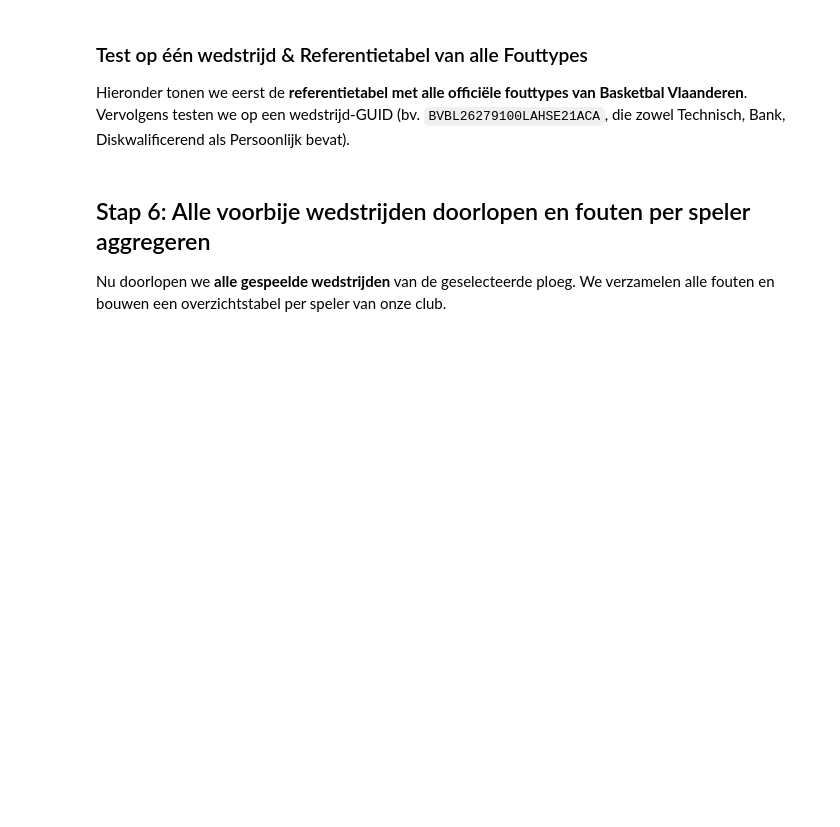
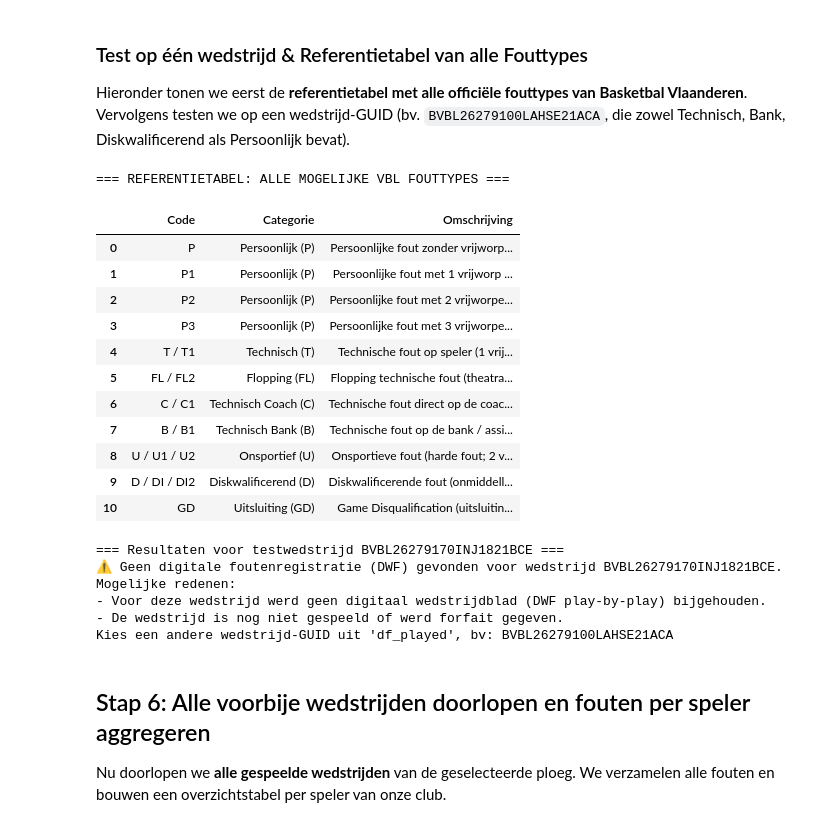
Before and after one commit to stijnhuysman/HAANTJES, a Jupyter notebook: technische fout/technische_fouten_analyse.ipynb, the cells around one changed output. Saved outputs shown, nothing was run; the diff lists cells and outputs as text; code cells hidden in the pictures; blank space fills up the shorter version.

```diff
--- a/technische fout/technische_fouten_analyse.ipynb
+++ b/technische fout/technische_fouten_analyse.ipynb
@@ -278,36 +318,57 @@ display(pd.DataFrame(VBL_FOUL_TYPES))
 # - "BVBL26279100BLAHSEPEBD" -> Haantjes vs Knokke: bevat C1 (Coach), P, P1, P2
 # - "BVBL26279100LAHSE21AAN" -> Haantjes vs Avanti: bevat DI (Diskwalificerend), P, P2
 TEST_WEDGUID = "BVBL26279100LAHSE21ACA"  # Pas gerust aan naar een andere wedguid
-
+TEST_WEDGUID = "BVBL26279170INJ1821BCE"
+TEST_WEDGUID = "BVBL26279170INJ1821BCE"  # Pas gerust aan naar een andere wedguid
 test_fouls = parse_match_fouls(TEST_WEDGUID)
 df_test = pd.DataFrame(test_fouls)
 
 print(f"\n=== Resultaten voor testwedstrijd {TEST_WEDGUID} ===")
 if df_test.empty:
     print(f"⚠️ Geen digitale foutenregistratie (DWF) gevonden voor wedstrijd {TEST_WEDGUID}.")
     print("Mogelijke redenen:")
     print("- Voor deze wedstrijd werd geen digitaal wedstrijdblad (DWF play-by-play) bijgehouden.")
     print("- De wedstrijd is nog niet gespeeld of werd forfait gegeven.")
     print("Kies een andere wedstrijd-GUID uit 'df_played', bv: BVBL26279100LAHSE21ACA")
 else:
     print(f"Totaal aantal geregistreerde fouten: {len(df_test)}")
     display(df_test[["TeamKant", "Naam", "RugNr", "FoutType", "FoutCategorie", "Omschrijving", "Periode", "Minuut"]].head(10))
 
     print("\n📊 Aantal fouten per speler per specifiek FOUTTYPE (P, P1, P2, T1, B1, DI2, ...):")
     display(pd.crosstab(
         index=[df_test["TeamKant"], df_test["Naam"], df_test["RugNr"]],
         columns=df_test["FoutType"],
         margins=True,
         margins_name="Totaal"
     ))
 
     print("\n📊 Aantal fouten per speler per FOUTCATEGORIE (Persoonlijk, Technisch, Bank, Diskwalificerend, ...):")
     display(pd.crosstab(
         index=[df_test["TeamKant"], df_test["Naam"], df_test["RugNr"]],
         columns=df_test["FoutCategorie"],
         margins=True,
         margins_name="Totaal"
     ))
+# %% [output]
+=== REFERENTIETABEL: ALLE MOGELIJKE VBL FOUTTYPES ===
+|  | Code | Categorie | Omschrijving |
+| 0 | P | Persoonlijk (P) | Persoonlijke fout zonder vrijworp... |
+| 1 | P1 | Persoonlijk (P) | Persoonlijke fout met 1 vrijworp ... |
+| 2 | P2 | Persoonlijk (P) | Persoonlijke fout met 2 vrijworpe... |
+| 3 | P3 | Persoonlijk (P) | Persoonlijke fout met 3 vrijworpe... |
+| 4 | T / T1 | Technisch (T) | Technische fout op speler (1 vrij... |
+| 5 | FL / FL2 | Flopping (FL) | Flopping technische fout (theatra... |
+| 6 | C / C1 | Technisch Coach (C) | Technische fout direct op de coac... |
+| 7 | B / B1 | Technisch Bank (B) | Technische fout op de bank / assi... |
+| 8 | U / U1 / U2 | Onsportief (U) | Onsportieve fout (harde fout; 2 v... |
+| 9 | D / DI / DI2 | Diskwalificerend (D) | Diskwalificerende fout (onmiddell... |
+| 10 | GD | Uitsluiting (GD) | Game Disqualification (uitsluitin... |
+=== Resultaten voor testwedstrijd BVBL26279170INJ1821BCE ===
+⚠️ Geen digitale foutenregistratie (DWF) gevonden voor wedstrijd BVBL26279170INJ1821BCE.
+Mogelijke redenen:
+- Voor deze wedstrijd werd geen digitaal wedstrijdblad (DWF play-by-play) bijgehouden.
+- De wedstrijd is nog niet gespeeld of werd forfait gegeven.
+Kies een andere wedstrijd-GUID uit 'df_played', bv: BVBL26279100LAHSE21ACA
 # %% [markdown]
 ## Stap 6: Alle voorbije wedstrijden doorlopen en fouten per speler aggregeren
 
```
Also changed, not shown: parts of 9 cells of this notebook.
